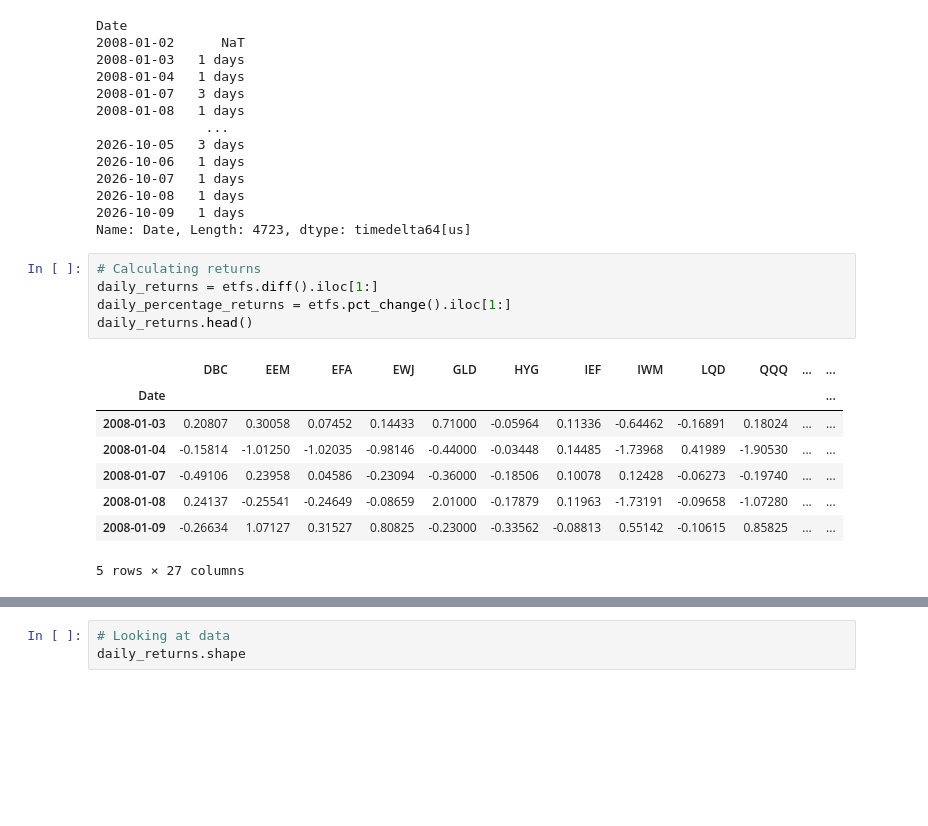
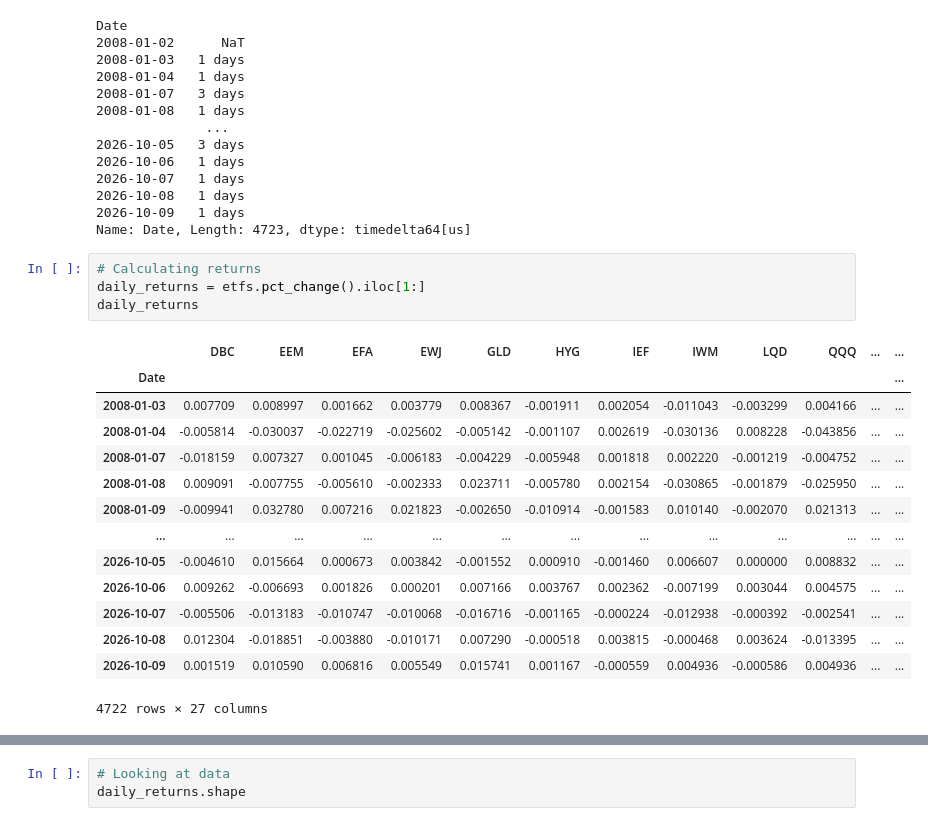
Before and after one commit to AviWine/covariance-shrinkage-study, a Jupyter notebook: exploratory_analysis.ipynb, the cells around one changed output, grey strips where cells are left out. Drawn from its saved outputs; the diff is of its cells as text; blank space fills up the shorter version.

```diff
--- a/exploratory_analysis.ipynb
+++ b/exploratory_analysis.ipynb
@@ -33,15 +35,20 @@ Date
 Name: Date, Length: 4723, dtype: timedelta64[us]
 # %%
 # Calculating returns
-daily_returns = etfs.diff().iloc[1:]
-daily_percentage_returns = etfs.pct_change().iloc[1:]
-daily_returns.head()
+daily_returns = etfs.pct_change().iloc[1:]
+daily_returns
 # %% [output]
 |  | DBC | EEM | EFA | EWJ | GLD | HYG | IEF | IWM | LQD | QQQ | ... | ... |
 | Date |  |  |  |  |  |  |  |  |  |  |  | ... |
-| 2008-01-03 | 0.20807 | 0.30058 | 0.07452 | 0.14433 | 0.71000 | -0.05964 | 0.11336 | -0.64462 | -0.16891 | 0.18024 | ... | ... |
-| 2008-01-04 | -0.15814 | -1.01250 | -1.02035 | -0.98146 | -0.44000 | -0.03448 | 0.14485 | -1.73968 | 0.41989 | -1.90530 | ... | ... |
-| 2008-01-07 | -0.49106 | 0.23958 | 0.04586 | -0.23094 | -0.36000 | -0.18506 | 0.10078 | 0.12428 | -0.06273 | -0.19740 | ... | ... |
-| 2008-01-08 | 0.24137 | -0.25541 | -0.24649 | -0.08659 | 2.01000 | -0.17879 | 0.11963 | -1.73191 | -0.09658 | -1.07280 | ... | ... |
-| 2008-01-09 | -0.26634 | 1.07127 | 0.31527 | 0.80825 | -0.23000 | -0.33562 | -0.08813 | 0.55142 | -0.10615 | 0.85825 | ... | ... |
+| 2008-01-03 | 0.007709 | 0.008997 | 0.001662 | 0.003779 | 0.008367 | -0.001911 | 0.002054 | -0.011043 | -0.003299 | 0.004166 | ... | ... |
+| 2008-01-04 | -0.005814 | -0.030037 | -0.022719 | -0.025602 | -0.005142 | -0.001107 | 0.002619 | -0.030136 | 0.008228 | -0.043856 | ... | ... |
+| 2008-01-07 | -0.018159 | 0.007327 | 0.001045 | -0.006183 | -0.004229 | -0.005948 | 0.001818 | 0.002220 | -0.001219 | -0.004752 | ... | ... |
+| 2008-01-08 | 0.009091 | -0.007755 | -0.005610 | -0.002333 | 0.023711 | -0.005780 | 0.002154 | -0.030865 | -0.001879 | -0.025950 | ... | ... |
+| 2008-01-09 | -0.009941 | 0.032780 | 0.007216 | 0.021823 | -0.002650 | -0.010914 | -0.001583 | 0.010140 | -0.002070 | 0.021313 | ... | ... |
+| ... | ... | ... | ... | ... | ... | ... | ... | ... | ... | ... | ... | ... |
+| 2026-10-05 | -0.004610 | 0.015664 | 0.000673 | 0.003842 | -0.001552 | 0.000910 | -0.001460 | 0.006607 | 0.000000 | 0.008832 | ... | ... |
+| 2026-10-06 | 0.009262 | -0.006693 | 0.001826 | 0.000201 | 0.007166 | 0.003767 | 0.002362 | -0.007199 | 0.003044 | 0.004575 | ... | ... |
+| 2026-10-07 | -0.005506 | -0.013183 | -0.010747 | -0.010068 | -0.016716 | -0.001165 | -0.000224 | -0.012938 | -0.000392 | -0.002541 | ... | ... |
+| 2026-10-08 | 0.012304 | -0.018851 | -0.003880 | -0.010171 | 0.007290 | -0.000518 | 0.003815 | -0.000468 | 0.003624 | -0.013395 | ... | ... |
+| 2026-10-09 | 0.001519 | 0.010590 | 0.006816 | 0.005549 | 0.015741 | 0.001167 | -0.000559 | 0.004936 | -0.000586 | 0.004936 | ... | ... |
-5 rows × 27 columns
+4722 rows × 27 columns
```
Also changed, not shown: parts of 14 cells of this notebook.
